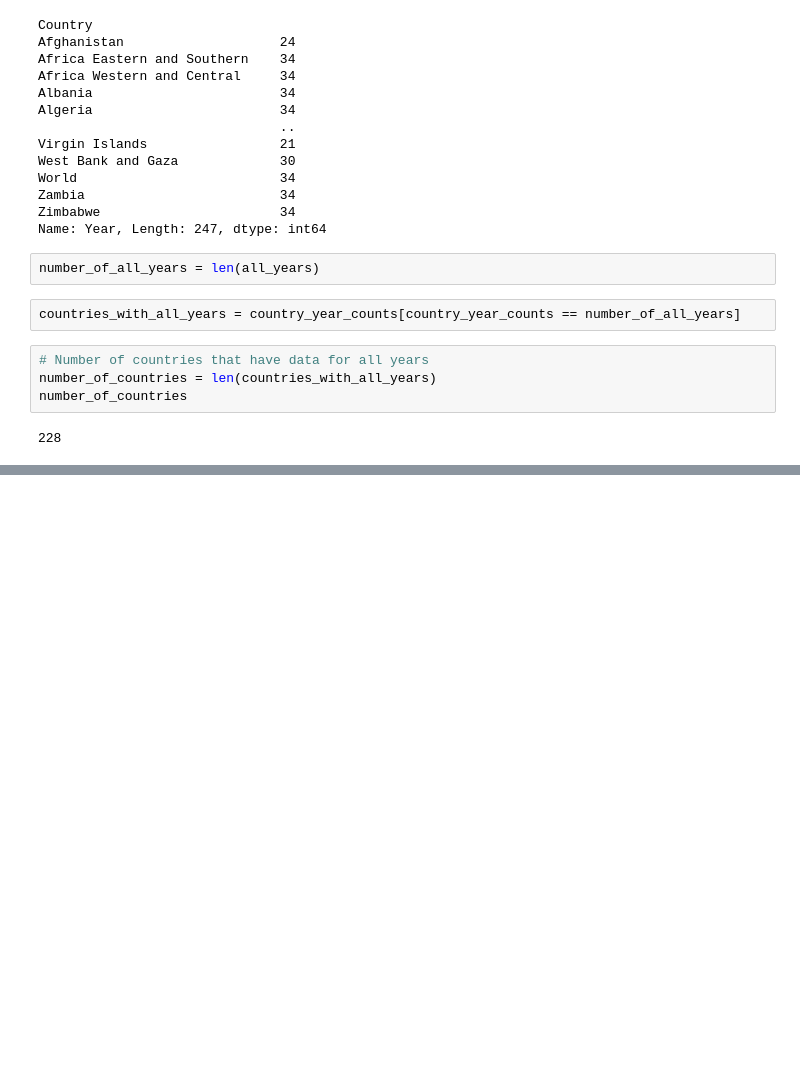
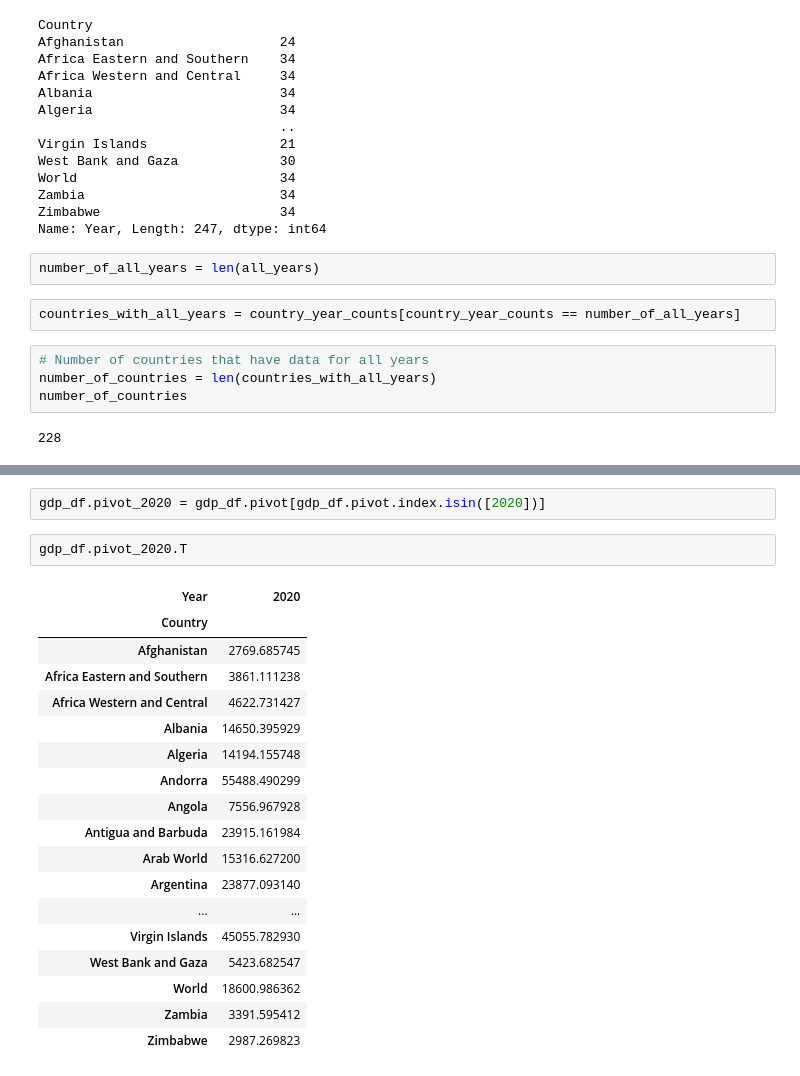
Before and after one commit to NSS-Data-Analytics-Cohort-15/un-exploration-ybayeh, a Jupyter notebook: notebooks/UNdata_yille.ipynb, the cells around one changed output, grey strips where cells are left out. Cells and saved outputs as stored; diff of their text form; blank space fills up the shorter version.

```diff
--- a/notebooks/UNdata_yille.ipynb
+++ b/notebooks/UNdata_yille.ipynb
@@ -84,0 +90,23 @@ number_of_countries
+# %%
+gdp_df.pivot_2020 = gdp_df.pivot[gdp_df.pivot.index.isin([2020])]
+# %%
+gdp_df.pivot_2020.T
+# %% [output]
+| Year | 2020 |
+| Country |  |
+| Afghanistan | 2769.685745 |
+| Africa Eastern and Southern | 3861.111238 |
+| Africa Western and Central | 4622.731427 |
+| Albania | 14650.395929 |
+| Algeria | 14194.155748 |
+| Andorra | 55488.490299 |
+| Angola | 7556.967928 |
+| Antigua and Barbuda | 23915.161984 |
+| Arab World | 15316.627200 |
+| Argentina | 23877.093140 |
+| ... | ... |
+| Virgin Islands | 45055.782930 |
+| West Bank and Gaza | 5423.682547 |
+| World | 18600.986362 |
+| Zambia | 3391.595412 |
+| Zimbabwe | 2987.269823 |
```
Also changed, not shown: parts of 2 cells of this notebook.
